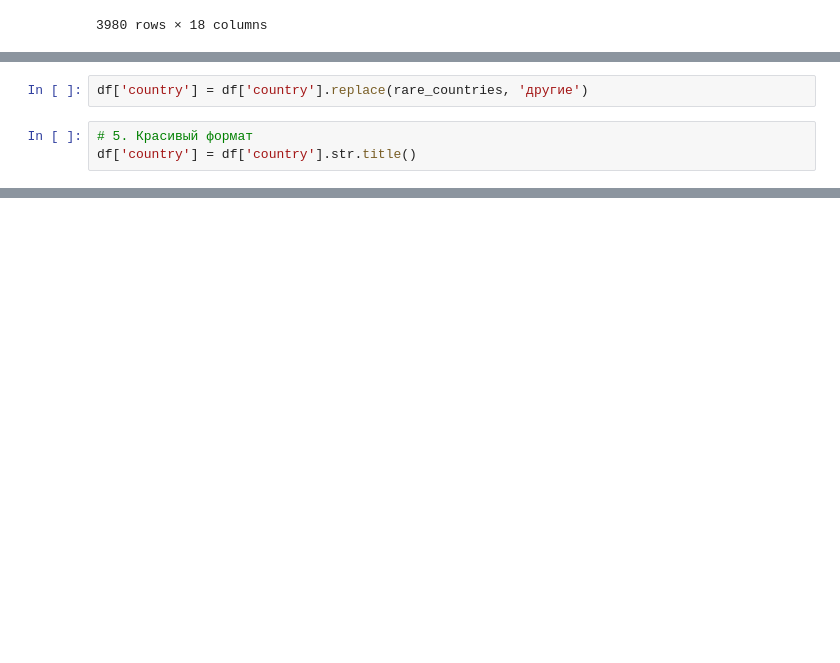
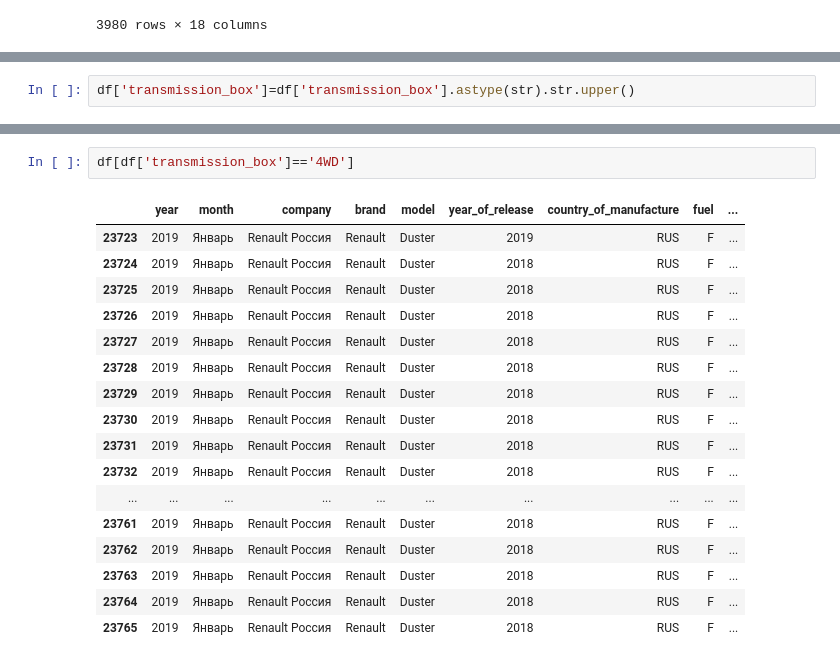
Before and after one commit to analyst-plv/car-sales, a Jupyter notebook: Авторынок.ipynb, the cells around one changed output, grey strips where cells are left out. Drawn from its saved outputs; the diff is of its cells as text; blank space fills up the shorter version.

```diff
--- a/Авторынок.ipynb
+++ b/Авторынок.ipynb
@@ -507,5 +581,0 @@ rare_countries = country_freq[country_freq < 0.01].index
-# %%
-df['country'] = df['country'].replace(rare_countries, 'другие')
-# %%
-# 5. Красивый формат
-df['country'] = df['country'].str.title()
@@ -518,0 +680,2 @@ print(comment_stats.head(50))
+# %%
+df['transmission_box']=df['transmission_box'].astype(str).str.upper()
@@ -518,0 +691,20 @@ print(comment_stats.head(50))
+# %%
+df[df['transmission_box']=='4WD']
+# %% [output]
+|  | year | month | company | brand | model | year_of_release | country_of_manufacture | fuel | ... |
+| 23723 | 2019 | Январь | Renault Россия | Renault | Duster | 2019 | RUS | F | ... |
+| 23724 | 2019 | Январь | Renault Россия | Renault | Duster | 2018 | RUS | F | ... |
+| 23725 | 2019 | Январь | Renault Россия | Renault | Duster | 2018 | RUS | F | ... |
+| 23726 | 2019 | Январь | Renault Россия | Renault | Duster | 2018 | RUS | F | ... |
+| 23727 | 2019 | Январь | Renault Россия | Renault | Duster | 2018 | RUS | F | ... |
+| 23728 | 2019 | Январь | Renault Россия | Renault | Duster | 2018 | RUS | F | ... |
+| 23729 | 2019 | Январь | Renault Россия | Renault | Duster | 2018 | RUS | F | ... |
+| 23730 | 2019 | Январь | Renault Россия | Renault | Duster | 2018 | RUS | F | ... |
+| 23731 | 2019 | Январь | Renault Россия | Renault | Duster | 2018 | RUS | F | ... |
+| 23732 | 2019 | Январь | Renault Россия | Renault | Duster | 2018 | RUS | F | ... |
+| ... | ... | ... | ... | ... | ... | ... | ... | ... | ... |
+| 23761 | 2019 | Январь | Renault Россия | Renault | Duster | 2018 | RUS | F | ... |
+| 23762 | 2019 | Январь | Renault Россия | Renault | Duster | 2018 | RUS | F | ... |
+| 23763 | 2019 | Январь | Renault Россия | Renault | Duster | 2018 | RUS | F | ... |
+| 23764 | 2019 | Январь | Renault Россия | Renault | Duster | 2018 | RUS | F | ... |
+| 23765 | 2019 | Январь | Renault Россия | Renault | Duster | 2018 | RUS | F | ... |
```
Also changed, not shown: parts of 38 cells of this notebook.
